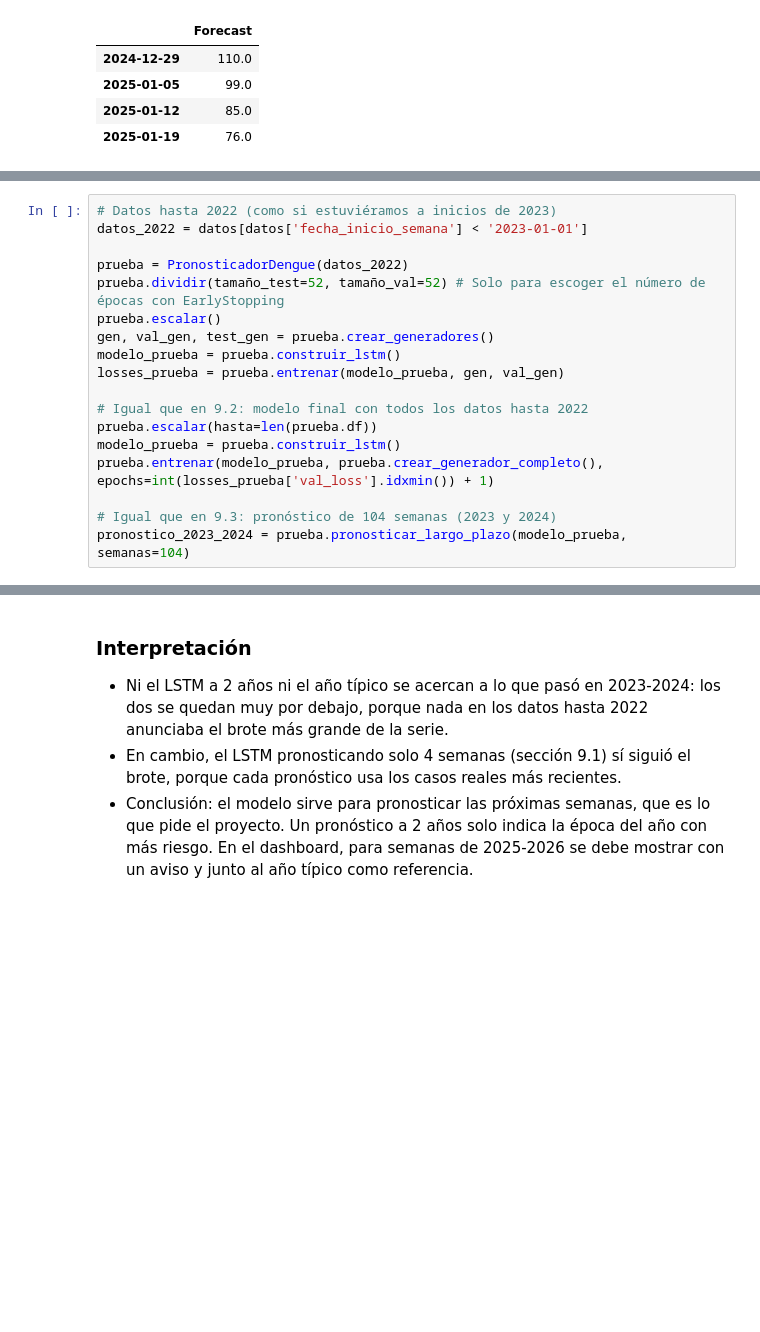
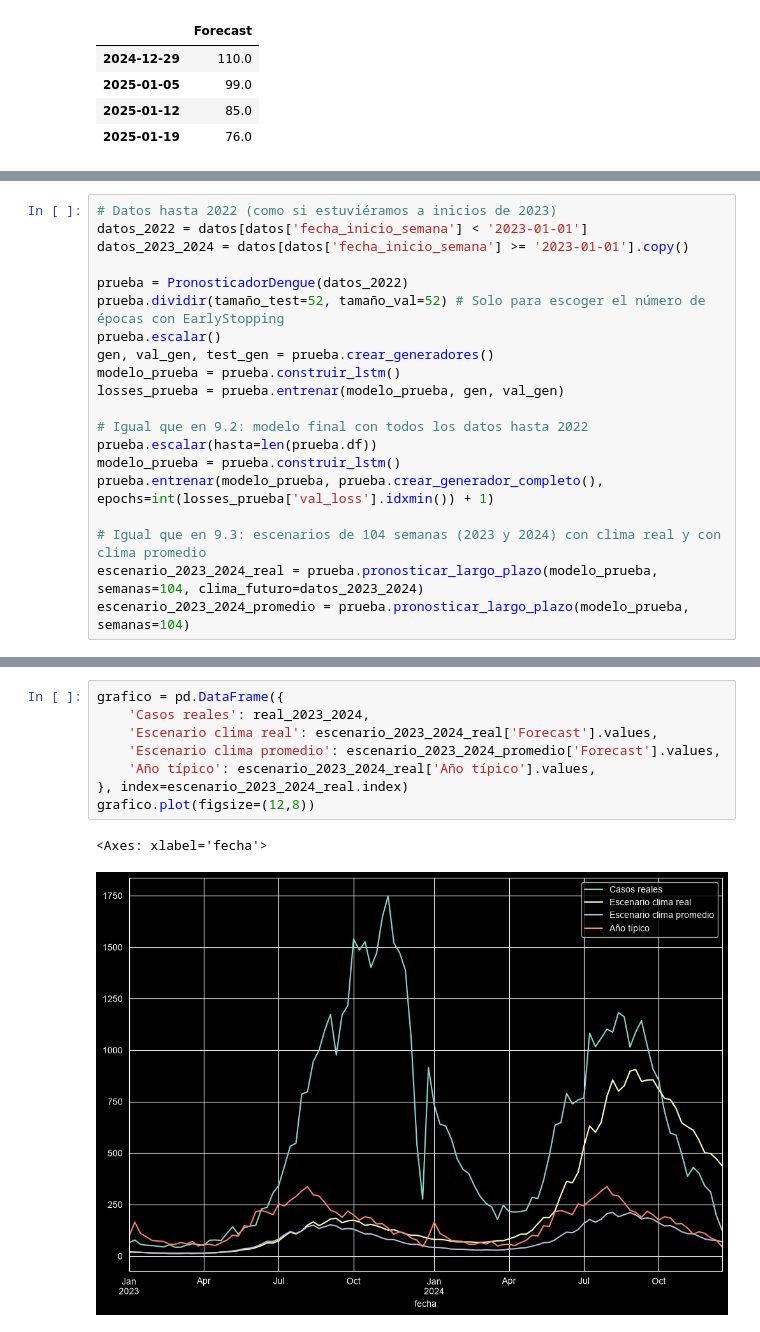
Before and after one commit to DiegoMonteroCRC/VectorIA, a Jupyter notebook: notebooks/03_LSTM_Casos.ipynb, the cells around one changed output, grey strips where cells are left out. Saved outputs shown, nothing was run; the diff lists cells and outputs as text; blank space fills up the shorter version.

```diff
--- a/notebooks/03_LSTM_Casos.ipynb
+++ b/notebooks/03_LSTM_Casos.ipynb
@@ -759,6 +835,7 @@ Para saber si el pronóstico de la sección 9.3 sirve, repetimos exactamente lo
 # %%
 # Datos hasta 2022 (como si estuviéramos a inicios de 2023)
 datos_2022 = datos[datos['fecha_inicio_semana'] < '2023-01-01']
+datos_2023_2024 = datos[datos['fecha_inicio_semana'] >= '2023-01-01'].copy()
 
 prueba = PronosticadorDengue(datos_2022)
 prueba.dividir(tamaño_test=52, tamaño_val=52) # Solo para escoger el número de épocas con EarlyStopping
@@ -772,6 +849,7 @@ prueba.escalar(hasta=len(prueba.df))
 modelo_prueba = prueba.construir_lstm()
 prueba.entrenar(modelo_prueba, prueba.crear_generador_completo(), epochs=int(losses_prueba['val_loss'].idxmin()) + 1)
 
-# Igual que en 9.3: pronóstico de 104 semanas (2023 y 2024)
-pronostico_2023_2024 = prueba.pronosticar_largo_plazo(modelo_prueba, semanas=104)
+# Igual que en 9.3: escenarios de 104 semanas (2023 y 2024) con clima real y con clima promedio
+escenario_2023_2024_real = prueba.pronosticar_largo_plazo(modelo_prueba, semanas=104, clima_futuro=datos_2023_2024)
+escenario_2023_2024_promedio = prueba.pronosticar_largo_plazo(modelo_prueba, semanas=104)
 # %%
@@ -797,5 +871,11 @@ pronostico_2023_2024[['Casos reales', 'Forecast', 'Año típico']].plot(figsize=
-# %% [markdown]
-### Interpretación
-- Ni el LSTM a 2 años ni el año típico se acercan a lo que pasó en 2023-2024: los dos se quedan muy por debajo, porque nada en los datos hasta 2022 anunciaba el brote más grande de la serie.
-- En cambio, el LSTM pronosticando solo 4 semanas (sección 9.1) sí siguió el brote, porque cada pronóstico usa los casos reales más recientes.
-- Conclusión: el modelo sirve para pronosticar las próximas semanas, que es lo que pide el proyecto. Un pronóstico a 2 años solo indica la época del año con más riesgo. En el dashboard, para semanas de 2025-2026 se debe mostrar con un aviso y junto al año típico como referencia.
+# %%
+grafico = pd.DataFrame({
+    'Casos reales': real_2023_2024,
+    'Escenario clima real': escenario_2023_2024_real['Forecast'].values,
+    'Escenario clima promedio': escenario_2023_2024_promedio['Forecast'].values,
+    'Año típico': escenario_2023_2024_real['Año típico'].values,
+}, index=escenario_2023_2024_real.index)
+grafico.plot(figsize=(12,8))
+# %% [output]
+<Axes: xlabel='fecha'>
+[figure, added]
```
Also changed, not shown: parts of 35 cells of this notebook, 3 other files.
